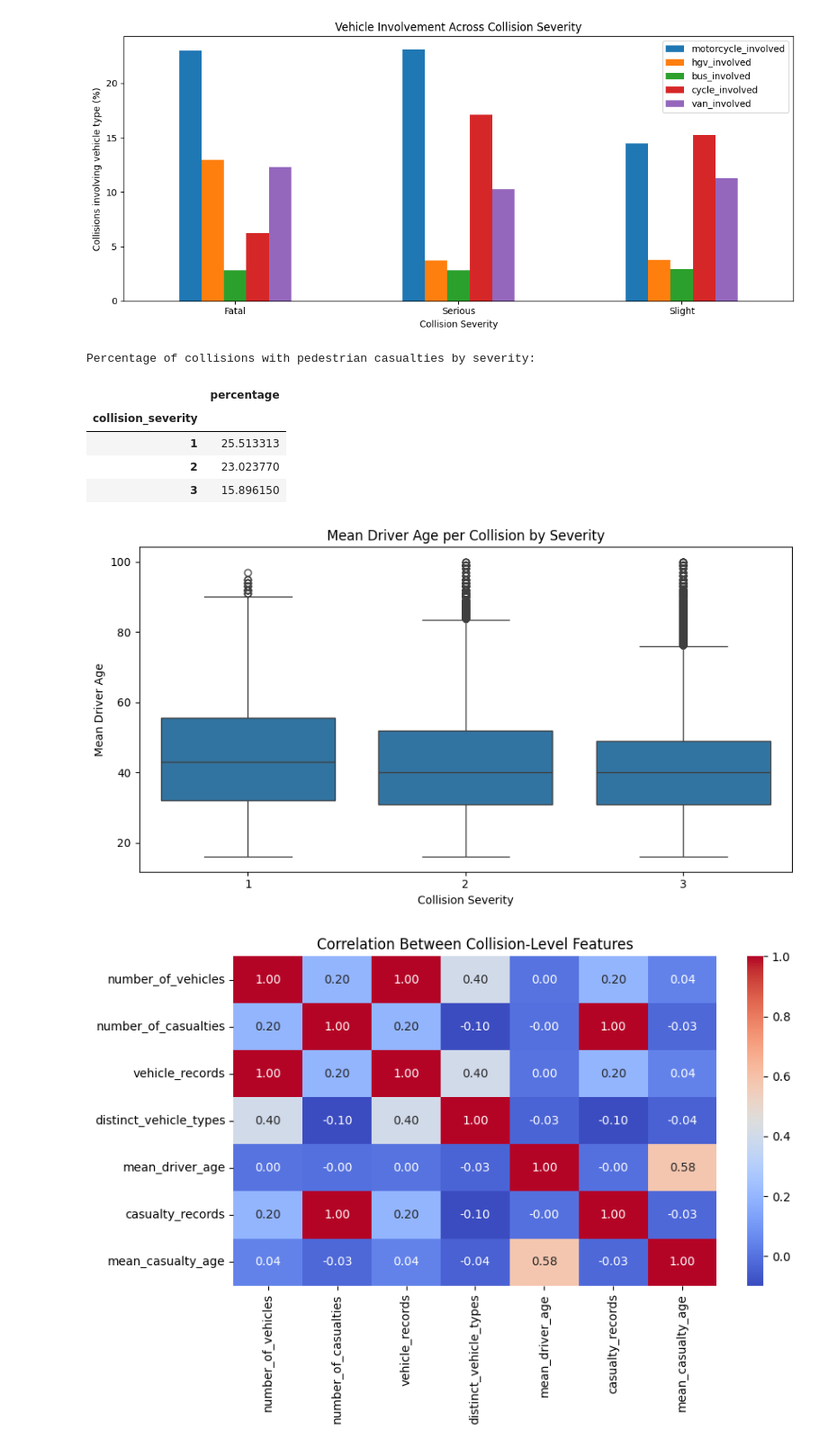
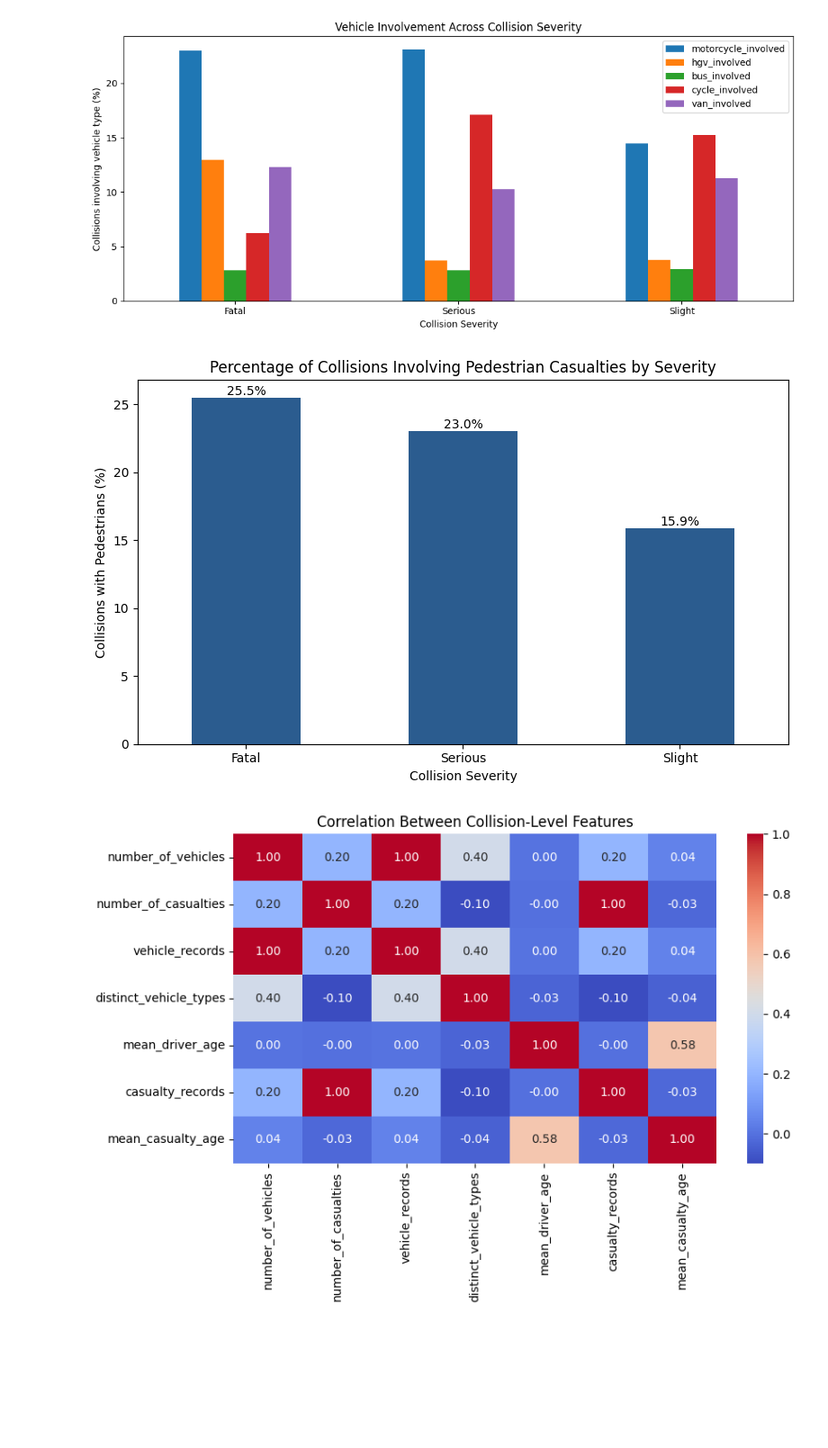
Before and after one commit to ghadiadeepali/Road_Accident_Pattern_Mining_and_Severity-Analysis, a Jupyter notebook: code.ipynb, the cells around one changed output. Shown at 90% size. Cells and saved outputs as stored; diff of their text form; code cells hidden in the pictures; blank space fills up the shorter version.

Commit message:
EDA on merged dataset done

```diff
--- a/code.ipynb
+++ b/code.ipynb
@@ -677,39 +677,27 @@ plt.tight_layout()
 plt.show()
 # %% [output]
 [figure]
-# %%
-# 3. Severity versus pedestrian involvement
-
-pedestrian_rates = (
-    df_merged.groupby("collision_severity")["pedestrian_casualty"]
-    .mean() * 100
-)
-
-print("Percentage of collisions with pedestrian casualties by severity:")
-display(pedestrian_rates.to_frame("percentage"))
-# %% [output]
-Percentage of collisions with pedestrian casualties by severity:
-|  | percentage |
-| collision_severity |  |
-| 1 | 25.513313 |
-| 2 | 23.023770 |
-| 3 | 15.896150 |
-# %%
-# 4. Driver age distribution by severity
-
-plt.figure(figsize=(9, 5))
-sns.boxplot(
-    data=df_merged,
-    x="collision_severity",
-    y="mean_driver_age"
-)
-plt.title("Mean Driver Age per Collision by Severity")
-plt.xlabel("Collision Severity")
-plt.ylabel("Mean Driver Age")
-plt.tight_layout()
-plt.show()
-# %% [output]
-[figure, removed]
+# %%
+# Plotting pedestrian casualty rates by severity
+ax = pedestrian_rates.plot(kind="bar", figsize=(8, 5), color="#2b5c8f")
+
+plt.title("Percentage of Collisions Involving Pedestrian Casualties by Severity")
+plt.xlabel("Collision Severity")
+plt.ylabel("Collisions with Pedestrians (%)")
+plt.xticks(ticks=[0, 1, 2], labels=["Fatal", "Serious", "Slight"], rotation=0)
+
+# Add percentage labels on top of each bar for clarity
+for p in ax.patches:
+    ax.annotate(f"{p.get_height():.1f}%",
+                (p.get_x() + p.get_width() / 2., p.get_height()),
+                ha='center', va='center',
+                xytext=(0, 5),
+                textcoords='offset points')
+
+plt.tight_layout()
+plt.show()
+# %% [output]
+[figure, added]
 # %%
 # 5. Correlation among selected numerical features
 
```
Also changed, not shown: parts of 1 cell of this notebook.
